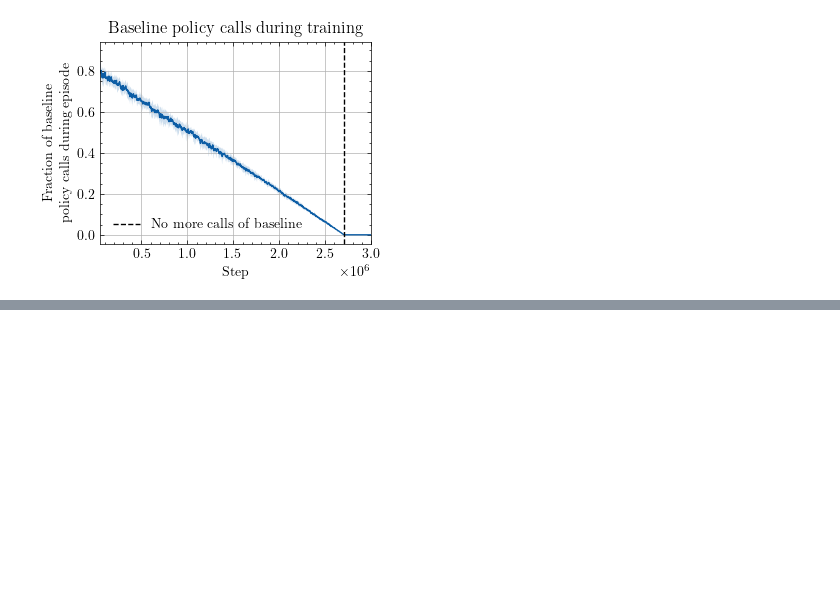
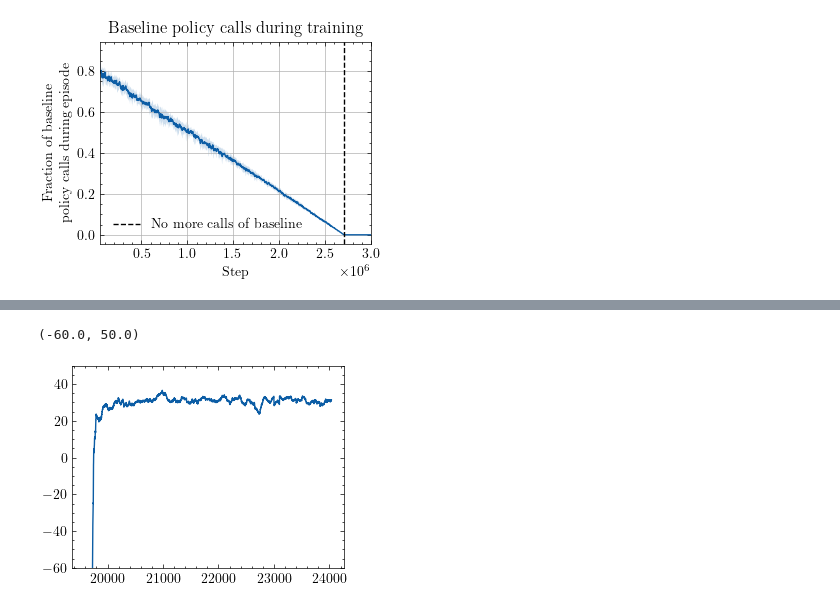
Before and after one commit to aidagroup/calf-enhance, a Jupyter notebook: run/analysis.ipynb, the cells around one changed output, grey strips where cells are left out. Cells and saved outputs as stored; diff of their text form; code cells hidden in the pictures; blank space fills up the shorter version.

```diff
--- a/run/analysis.ipynb
+++ b/run/analysis.ipynb
@@ -448,0 +472,6 @@ plt.savefig("../gfx/fraction_baseline.pdf")
+# %%
+df[df["run_id"] == "1e7526b4f9ee4e4faaa4fbaa31713cec"].roll100.plot()
+plt.ylim(-60, 50)
+# %% [output]
+(-60.0, 50.0)
+[figure, added]
```
Also changed, not shown: parts of 14 cells of this notebook, 6 other files.
